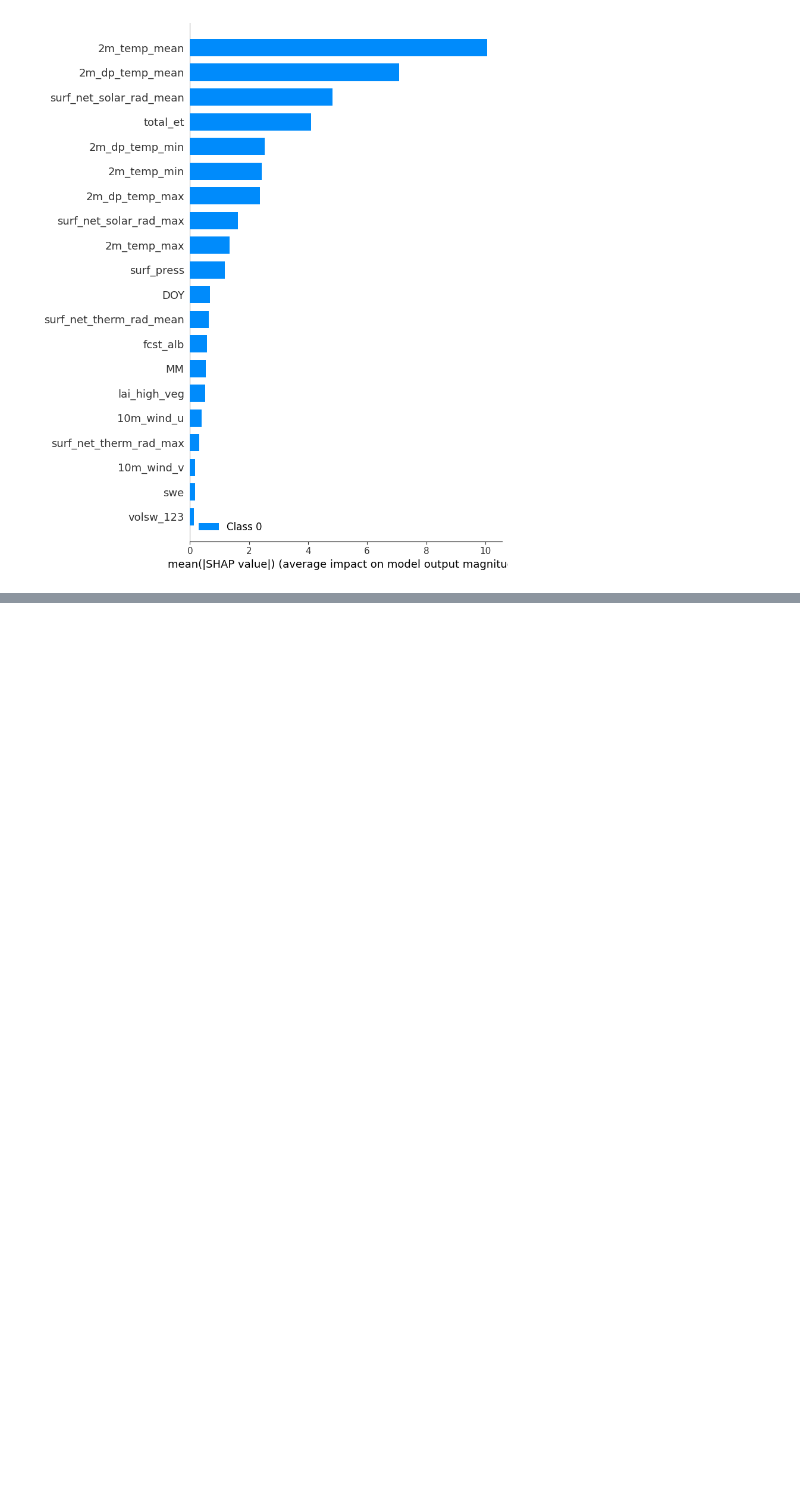
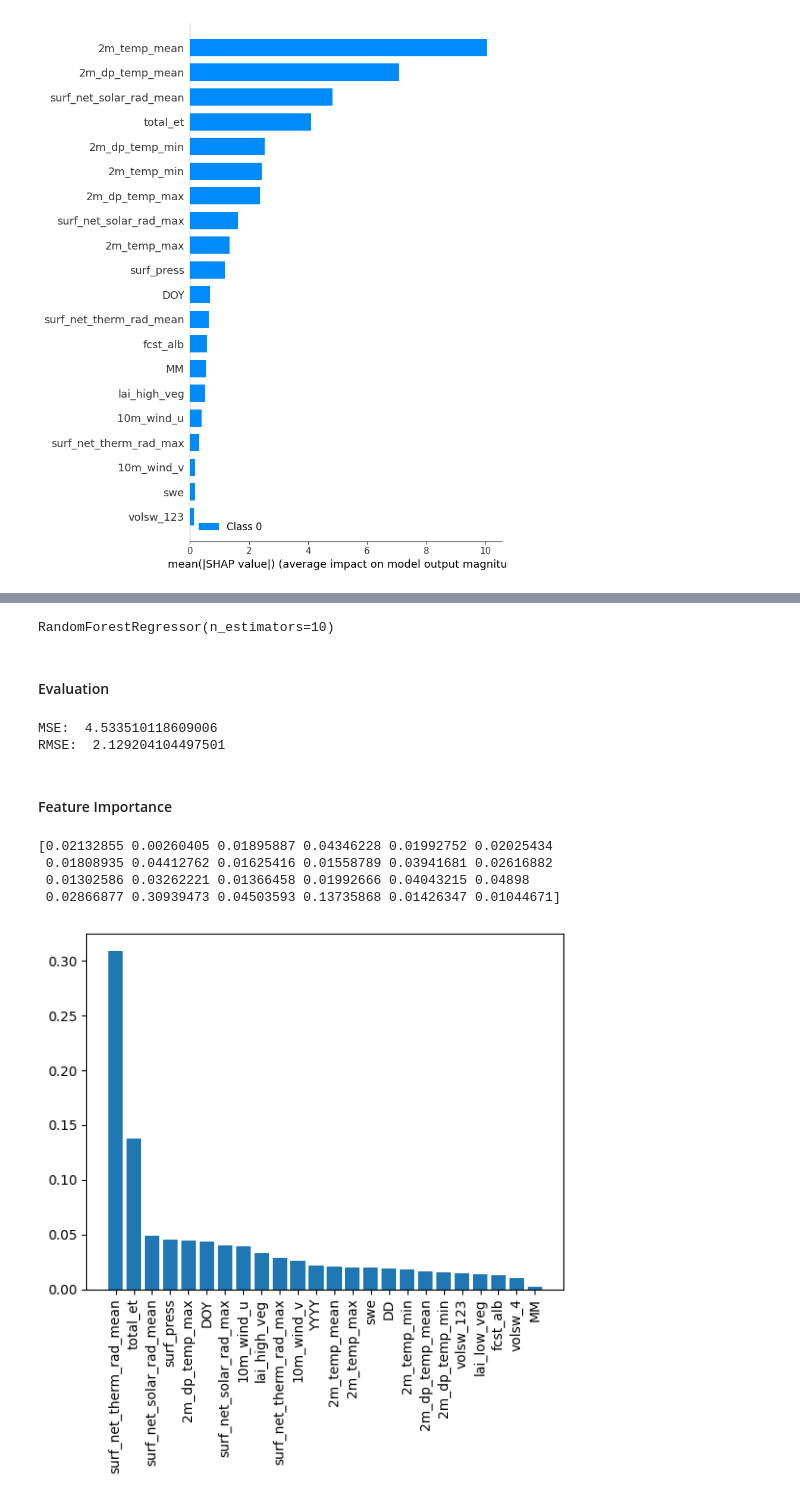
Before and after one commit to MisterXY89/climateAI, a Jupyter notebook: all_models.ipynb, the cells around one changed output, grey strips where cells are left out. Saved outputs shown, nothing was run; the diff lists cells and outputs as text; code cells hidden in the pictures; blank space fills up the shorter version.

```diff
--- a/all_models.ipynb
+++ b/all_models.ipynb
@@ -134,0 +116,9 @@ Your TensorFlow version is newer than 2.4.0 and so graph support has been remove
+# %%
+# Create a Random Forest Regressor
+regressor_rf = RandomForestRegressor(n_estimators=10)
+# %%
+regressor_rf.fit(X_train, y_train)
+# %% [output]
+RandomForestRegressor(n_estimators=10)
+# %% [markdown]
+#### Evaluation
@@ -134,0 +132,16 @@ Your TensorFlow version is newer than 2.4.0 and so graph support has been remove
+# %%
+print("MSE: ", mse_rf)
+print("RMSE: ", math.sqrt(mse_rf))
+# %% [output]
+MSE:  4.533510118609006
+RMSE:  2.129204104497501
+# %% [markdown]
+#### Feature Importance
+# %%
+plot_sk_feature_importance(regressor_rf, X_test)
+# %% [output]
+[0.02132855 0.00260405 0.01895887 0.04346228 0.01992752 0.02025434
+ 0.01808935 0.04412762 0.01625416 0.01558789 0.03941681 0.02616882
+ 0.01302586 0.03262221 0.01366458 0.01992666 0.04043215 0.04898
+ 0.02866877 0.30939473 0.04503593 0.13735868 0.01426347 0.01044671]
+[figure, added]
```
Also changed, not shown: parts of 60 cells of this notebook.
